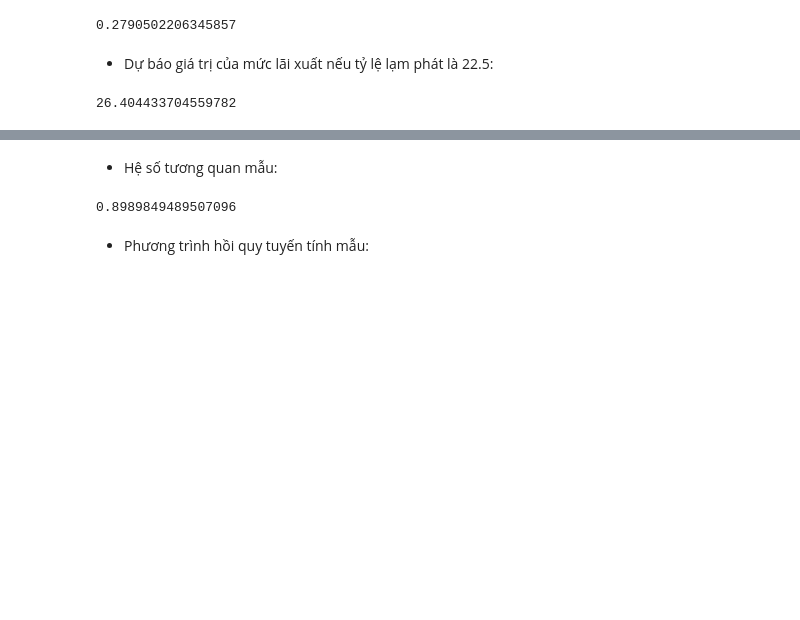
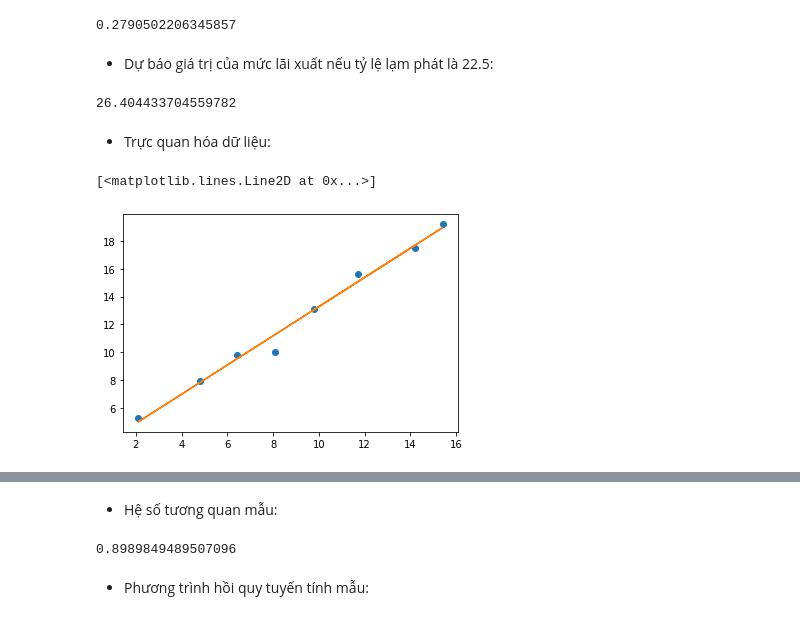
Before and after one commit to LBQTrung/Python-exercise, a Jupyter notebook: Chuong8_TuongQuanVaHoiQuy.ipynb, the cells around one changed output, grey strips where cells are left out. Drawn from its saved outputs; the diff is of its cells as text; code cells hidden in the pictures; blank space fills up the shorter version.

Commit message:
Update data visualization

```diff
--- a/Chuong8_TuongQuanVaHoiQuy.ipynb
+++ b/Chuong8_TuongQuanVaHoiQuy.ipynb
@@ -32,7 +33,9 @@ def single_linear_regression_modal(y, x, predict = None):
   # Xây dựng phương trình hồi quy:
   slope = r * (y_std / x_std)
   intercept = y_mean - slope * x_mean
-  modal = f"y = {slope}x {'-' if intercept < 0 else '+'} {abs(intercept)}"
+  modal = [f"y = {slope}x {'-' if intercept < 0 else '+'} {abs(intercept)}",
+           slope, intercept,
+           x, y]
   # Tính sai số hồi quy:
   err = (y_std ** 2) * (1 - (r ** 2))
   if predict is None:
@@ -72,6 +75,15 @@ err
 single_linear_regression_modal(y,x,predict = 22.5)
 # %% [output]
 26.404433704559782
+# %% [markdown]
+* Trực quan hóa dữ liệu:
+# %%
+slope, intercept = modal[1], modal[2]
+plt.plot(x, y, 'o')
+plt.plot(x, slope * np.array(x) + intercept)
+# %% [output]
+[<matplotlib.lines.Line2D at 0x...>]
+[figure, added]
 # %% [markdown]
 ![image.png](embedded-picture-1)
 # %%
```
Also changed, not shown: parts of 4 cells of this notebook.
